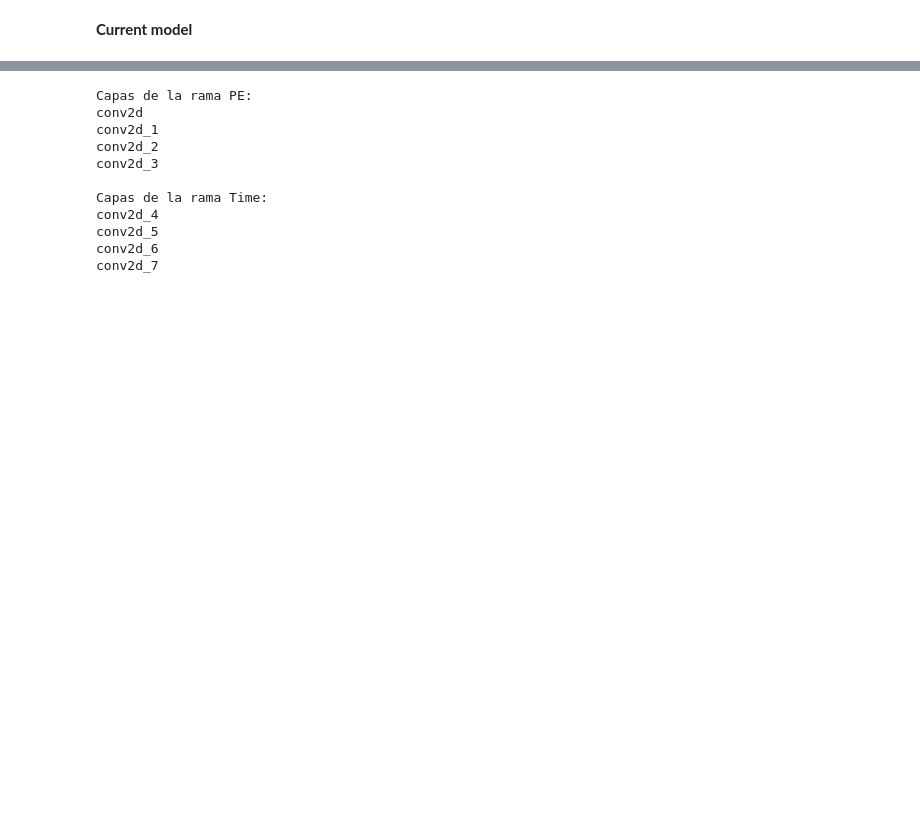
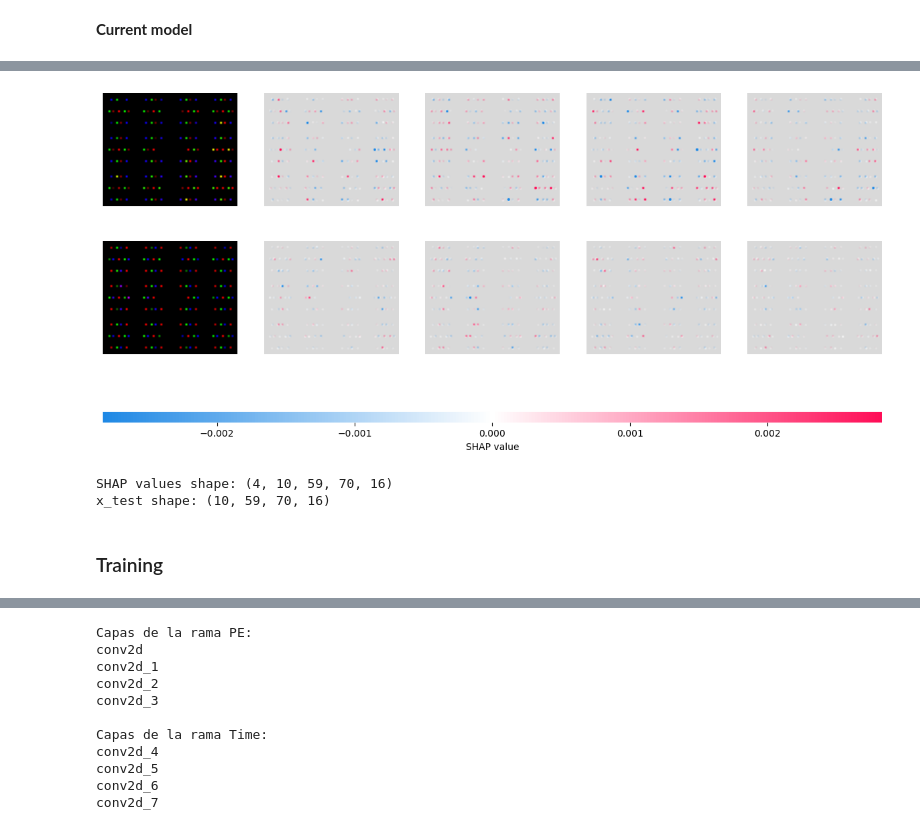
Before and after one commit to CIEMAT-Neutrino/AI_nuvT, a Jupyter notebook: 6_Regression_Ebaricenter_NN.ipynb, the cells around one changed output, grey strips where cells are left out. Cells and saved outputs as stored; diff of their text form; code cells hidden in the pictures; blank space fills up the shorter version.

```diff
--- a/6_Regression_Ebaricenter_NN.ipynb
+++ b/6_Regression_Ebaricenter_NN.ipynb
@@ -679,0 +720,20 @@ _________________________________________________________________
+# %%
+import shap
+import numpy as np
+
+# Selecciona aleatoriamente 100 muestras en lugar de 5000
+background_samples = x_train[np.random.choice(x_train.shape[0], 100, replace=False)]
+
+# Usar DeepExplainer para el modelo de regresión
+explainer = shap.DeepExplainer(model_shap, background_samples)
+
+# Calcular valores SHAP (en regresión, no hay lista, solo un array)
+shap_values = explainer.shap_values(x_test[:2])
+
+# En regresión, shap_values no es una lista, así que no usamos [0]
+# shap_values ya contiene los valores SHAP para las 10 muestras
+# Shape esperado: (10, height, width, channels)
+
+# Visualiza los valores SHAP como imágenes
+shap.image_plot(shap_values, x_test[:2])
+# %% [output]
@@ -680 +744,10 @@ _________________________________________________________________
+[figure, added]
+# %%
+print("SHAP values shape:", np.shape(shap_values))
+print("x_test shape:", np.shape(x_test[:10]))
+# %% [output]
+SHAP values shape: (4, 10, 59, 70, 16)
+x_test shape: (10, 59, 70, 16)
+# %% [markdown]
+### Training
 # %%
```
Also changed, not shown: parts of 41 cells of this notebook, 3 other files.
